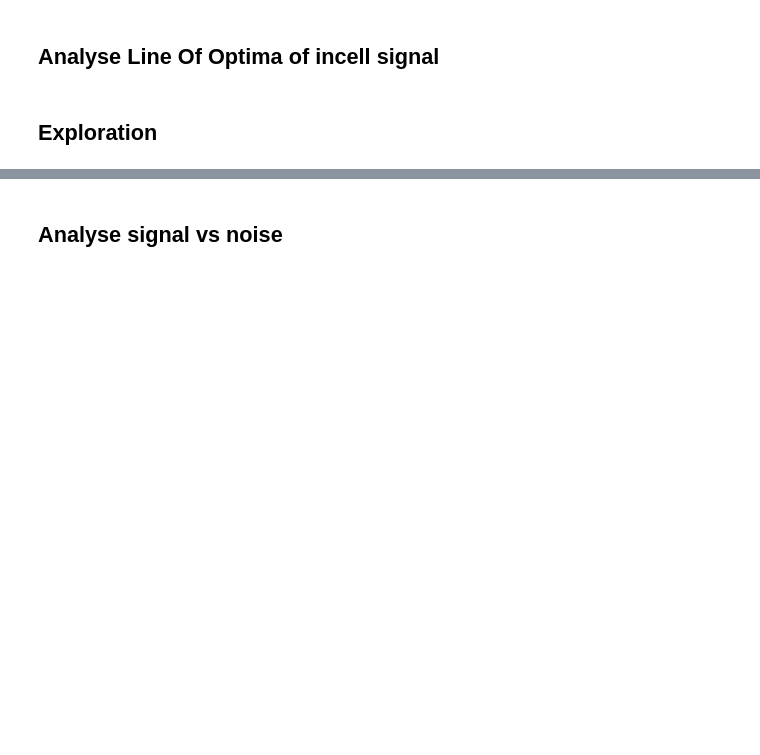
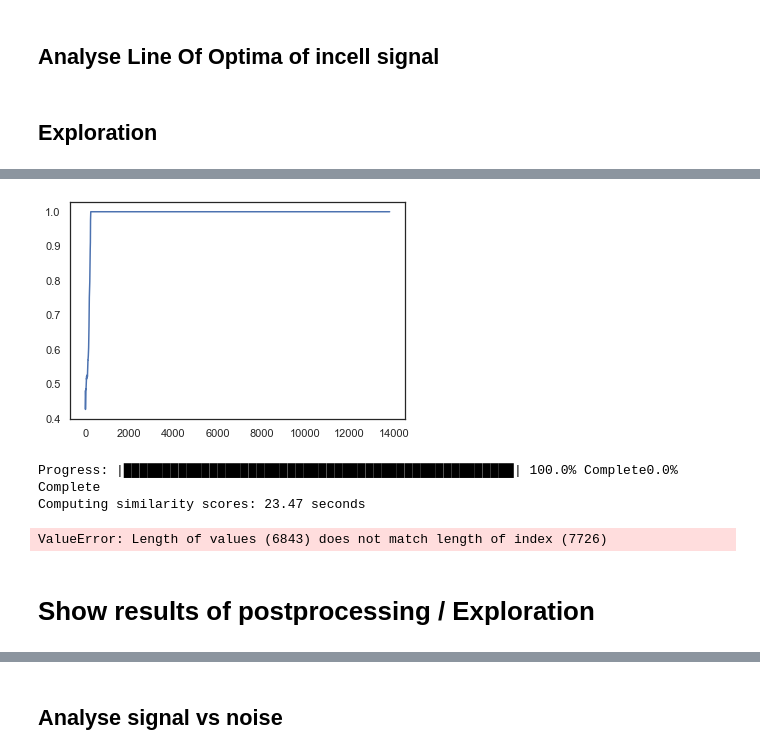
Before and after one commit to NoldAndreas/FINDER, a Jupyter notebook: Code/FigX4_Explore2DOptimizer_withReference_Streamlined_highDensityNoise.ipynb, the cells around one changed output, grey strips where cells are left out. Saved outputs shown, nothing was run; the diff lists cells and outputs as text; code cells hidden in the pictures; blank space fills up the shorter version.

Commit message:
Separate computation of SimilarityScore

```diff
--- a/Code/FigX4_Explore2DOptimizer_withReference_Streamlined_highDensityNoise.ipynb
+++ b/Code/FigX4_Explore2DOptimizer_withReference_Streamlined_highDensityNoise.ipynb
@@ -503,7 +527,7 @@ def DefineCleanedLabels_GeneralLimit(df_clusterSizes_all,phasespace_all,criterio
     df_outcell  = df_clusterSizes_all[(df_clusterSizes_all['type']=='outcell')];
 
     T_,s_vs_n_,nocl_incell_,nocl_outcell_ = GetOptimalT(df_incell,df_outcell,criterion);
-
+#    T_ = 190;
 
     for idx,row in phasespace_all.iterrows():
         th,si = row['threshold'],row['sigma'];
@@ -516,8 +540,12 @@ def DefineCleanedLabels_GeneralLimit(df_clusterSizes_all,phasespace_all,criterio
                         (df_clusterSizes_all['type']=='outcell')];
 
        # T_,s_vs_n_,nocl_incell_,nocl_outcell_ = GetOptimalT(df_incell,df_outcell,criterion);
-        nocl_incell_   = np.sum(df_incell[criterion]>T_);
-        no_cl_outcell_ = np.sum(df_outcell[criterion]>T_);
+        nocl_incell_  = np.sum(df_incell[criterion]>T_);
+        nocl_outcell_ = np.sum(df_outcell[criterion]>T_);
+        if(nocl_incell_ + nocl_outcell_>0):
+            s_vs_n_        = (nocl_incell_/len(df_incell))/(nocl_incell_/len(df_incell) + nocl_outcell_/len(df_outcell));
+        else:
+            s_vs_n_ = 0;
 
         no_cl_incell.append(nocl_incell_);
         no_cl_outcell.append(nocl_outcell_);
@@ -536,19 +564,20 @@ def DefineCleanedLabels_GeneralLimit(df_clusterSizes_all,phasespace_all,criterio
         #*******************************************************
 
 
-    phasespace_all['labels_aboveT'] = labels_incell;
-    phasespace_all['labels_aboveT_ref'] = labels_outcell;
+    phasespace_all_aboveT = phasespace_all[['sigma','threshold']];
+    phasespace_all_aboveT['labels'] = labels_incell;
+    phasespace_all_aboveT['labels_ref'] = labels_outcell;
 
-    phasespace_all['no_clusters_aboveT'] = no_cl_incell;
-    phasespace_all['no_clusters_aboveT_ref'] = no_cl_outcell;
+    phasespace_all_aboveT['no_clusters']     = no_cl_incell;
+    phasespace_all_aboveT['no_clusters_ref'] = no_cl_outcell;
 
-    phasespace_all['no_clusters_s_vs_n'] = s_vs_n;
-    phasespace_all['T'] =     T;
+    phasespace_all_aboveT['no_clusters_s_vs_n'] = s_vs_n;
+    phasespace_all_aboveT['T'] =     T;
 
-    phasespace_all['percent_locsIncluded_aboveT']     = percent_locsIncluded_aboveT;
-    phasespace_all['percent_locsIncluded_aboveT_ref'] = percent_locsIncluded_aboveT_ref;
+    phasespace_all_aboveT['percent_locsIncluded']     = percent_locsIncluded_aboveT;
+    phasespace_all_aboveT['percent_locsIncluded_ref'] = percent_locsIncluded_aboveT_ref;
 
-    return phasespace_all;
+    return phasespace_all_aboveT;
 # %%
 def DefineCleanedLabels(df_clusterSizes_all,phasespace_all,criterion):
     #
@@ -608,3 +638,5 @@ def DefineCleanedLabels(df_clusterSizes_all,phasespace_all,criterion):
 # %%
-phasespace_all = DefineCleanedLabels_GeneralLimit(df_clusterSizes_all,phasespace_all,criterion='clusterSize');
+phasespace_all_aboveT = DefineCleanedLabels_GeneralLimit(df_clusterSizes_all,phasespace_all,criterion='clusterSize');
 #phasespace_all = DefineCleanedLabels(df_clusterSizes_all,phasespace_all,criterion='similarityScore');
+# %% [output]
+[figure, added]
@@ -610,0 +646,10 @@ phasespace_all = DefineCleanedLabels_GeneralLimit(df_clusterSizes_all,phasespace
+# %%
+cli_similarityScore,similarityScore = getSimilarityScore(XC_incell,phasespace_all_aboveT,clusterInfo_aboveT);
+# %% [output]
+Progress: |██████████████████████████████████████████████████| 100.0% Complete0.0% Complete
+Computing similarity scores: 23.47 seconds
+# %%
+phasespace_all_aboveT['similarityScore'] = similarityScore;
+clusterInfo_aboveT['similarityScore'] = cli_similarityScore;
+# %% [output]
+ValueError: Length of values (6843) does not match length of index (7726)
@@ -611,2 +659,4 @@ phasespace_all = DefineCleanedLabels_GeneralLimit(df_clusterSizes_all,phasespace
+# %% [markdown]
+# Show results of postprocessing / Exploration
 # %%
 sns.pairplot(data=df_clusterSizes_all,vars=["similarityScore","clusterSize"],hue='type')
```
Also changed, not shown: parts of 44 cells of this notebook, 3 other files.
